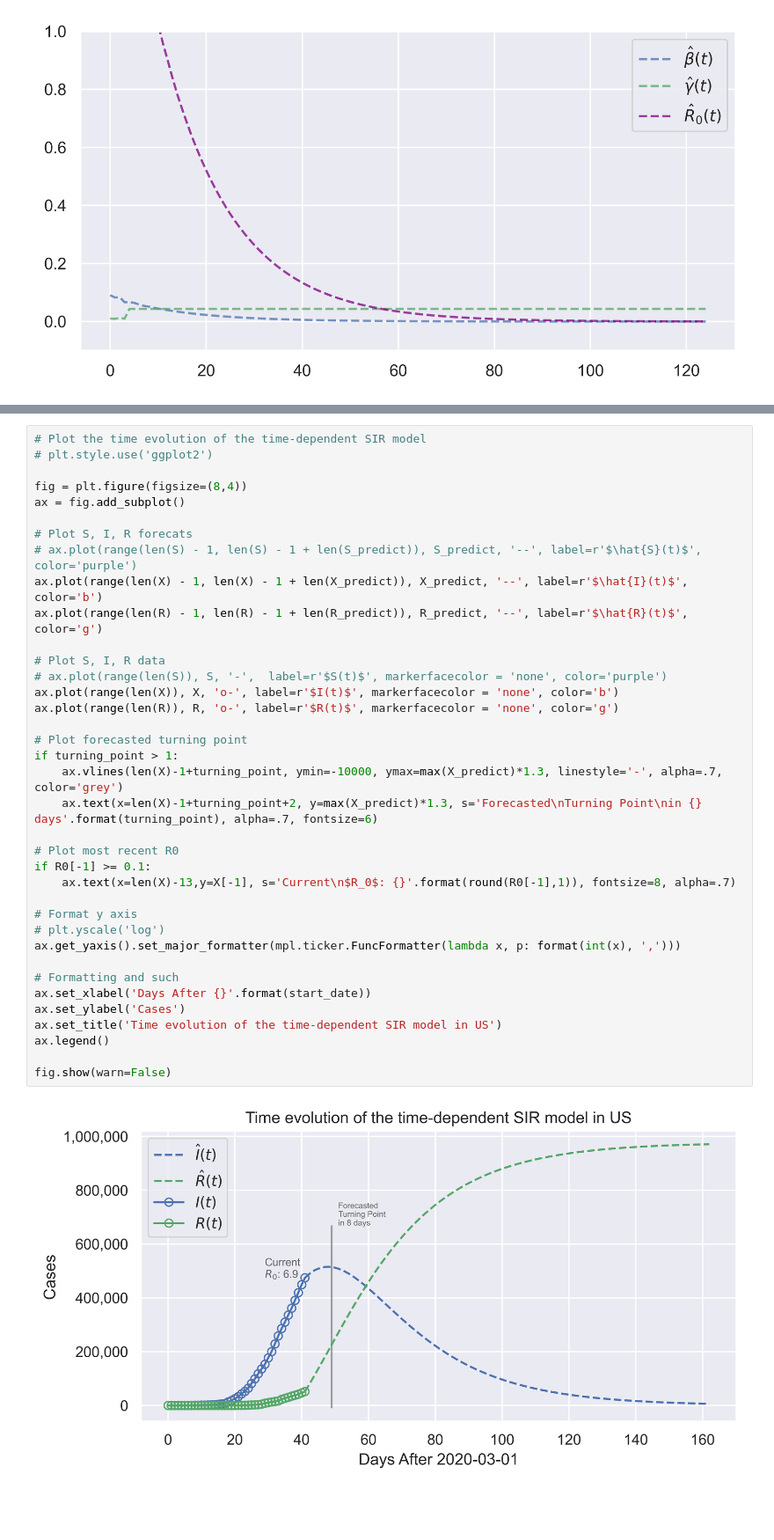
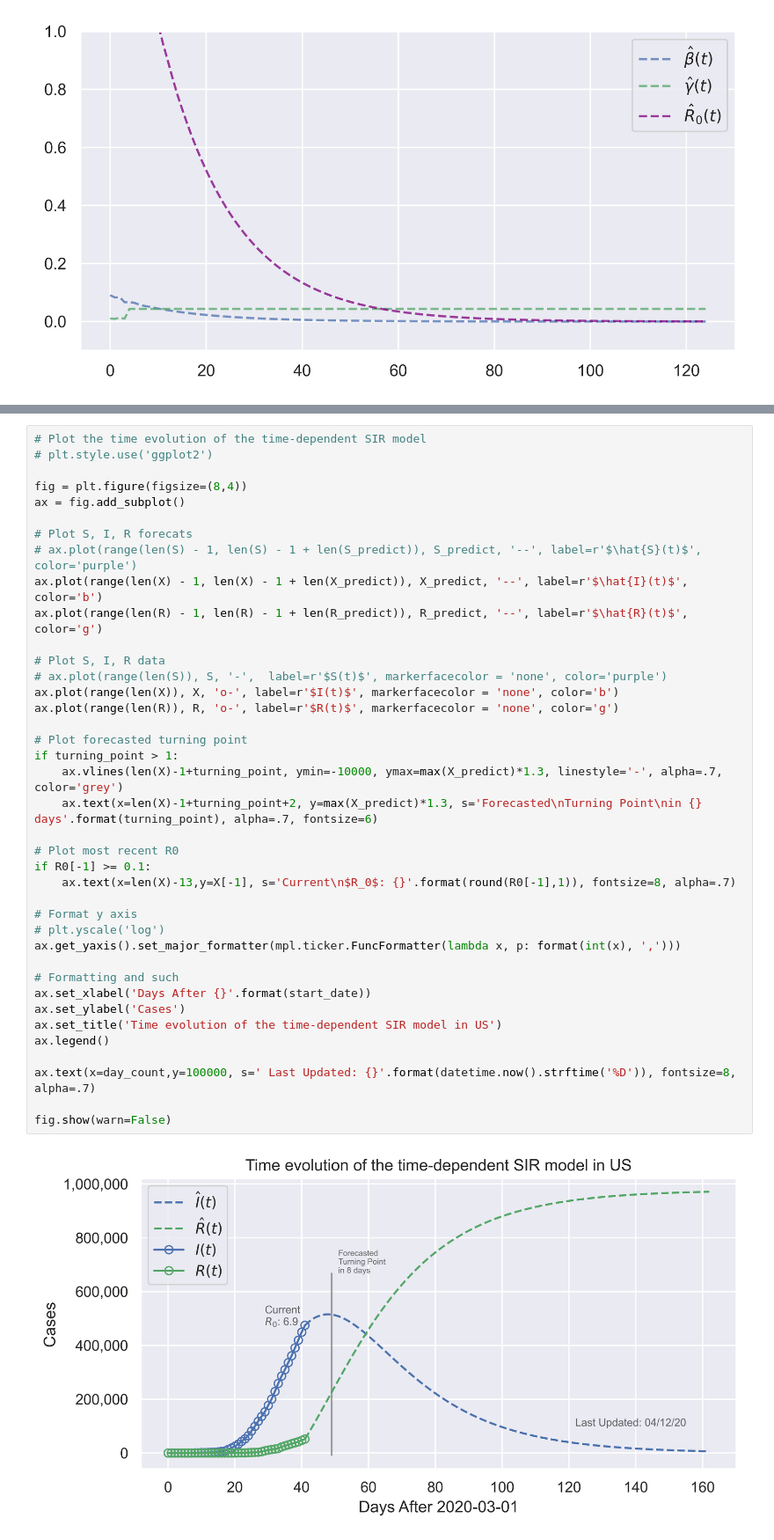
Before and after one commit to ishaandey/covid-19, a Jupyter notebook: SIR_time_dependent_US.ipynb, the cells around one changed output, grey strips where cells are left out. Shown at 88% size. Drawn from its saved outputs; the diff is of its cells as text; blank space fills up the shorter version.

Commit message:
Show last updated time

```diff
--- a/SIR_time_dependent_US.ipynb
+++ b/SIR_time_dependent_US.ipynb
@@ -229,31 +229,33 @@ ax = fig.add_subplot()
 # ax.plot(range(len(S) - 1, len(S) - 1 + len(S_predict)), S_predict, '--', label=r'$\hat{S}(t)$', color='purple')
 ax.plot(range(len(X) - 1, len(X) - 1 + len(X_predict)), X_predict, '--', label=r'$\hat{I}(t)$', color='b')
 ax.plot(range(len(R) - 1, len(R) - 1 + len(R_predict)), R_predict, '--', label=r'$\hat{R}(t)$', color='g')
 
 # Plot S, I, R data
 # ax.plot(range(len(S)), S, '-',  label=r'$S(t)$', markerfacecolor = 'none', color='purple')
 ax.plot(range(len(X)), X, 'o-', label=r'$I(t)$', markerfacecolor = 'none', color='b')
 ax.plot(range(len(R)), R, 'o-', label=r'$R(t)$', markerfacecolor = 'none', color='g')
 
 # Plot forecasted turning point
 if turning_point > 1:
     ax.vlines(len(X)-1+turning_point, ymin=-10000, ymax=max(X_predict)*1.3, linestyle='-', alpha=.7, color='grey')
     ax.text(x=len(X)-1+turning_point+2, y=max(X_predict)*1.3, s='Forecasted\nTurning Point\nin {} days'.format(turning_point), alpha=.7, fontsize=6)
 
 # Plot most recent R0
 if R0[-1] >= 0.1:
     ax.text(x=len(X)-13,y=X[-1], s='Current\n$R_0$: {}'.format(round(R0[-1],1)), fontsize=8, alpha=.7)
 
 # Format y axis
 # plt.yscale('log')
 ax.get_yaxis().set_major_formatter(mpl.ticker.FuncFormatter(lambda x, p: format(int(x), ',')))
 
 # Formatting and such
 ax.set_xlabel('Days After {}'.format(start_date))
 ax.set_ylabel('Cases')
 ax.set_title('Time evolution of the time-dependent SIR model in US')
 ax.legend()
 
+ax.text(x=day_count,y=100000, s=' Last Updated: {}'.format(datetime.now().strftime('%D')), fontsize=8, alpha=.7)
+
 fig.show(warn=False)
 # %% [output]
-[figure, old version]
+[figure, new version]
```
Also changed, not shown: parts of 3 cells of this notebook.
